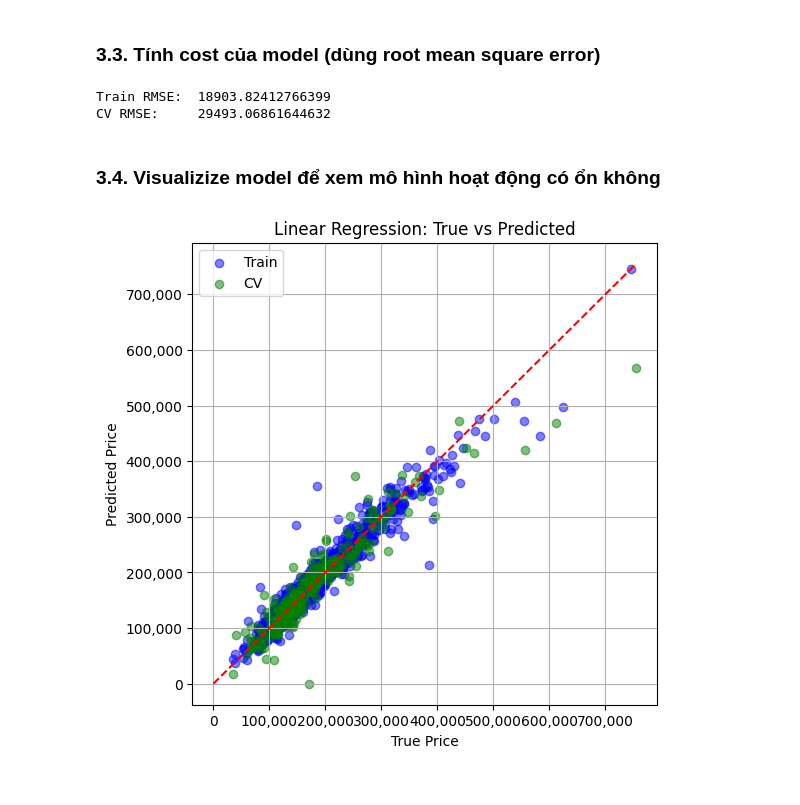
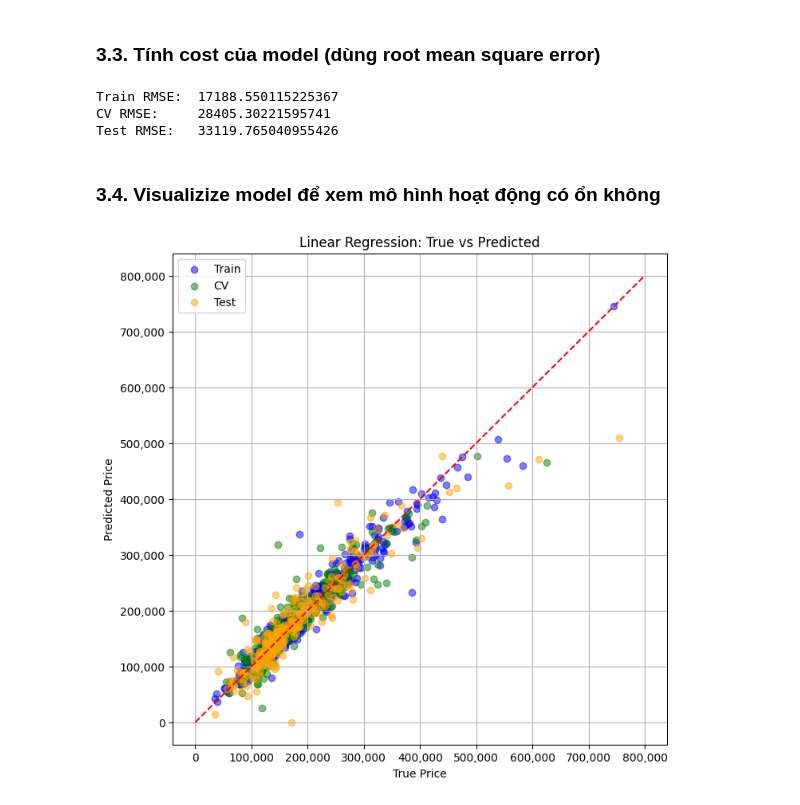
Before and after one commit to HuyVQ2146/House_Prices_Predict, a Jupyter notebook: 03_Model.ipynb, the cells around one changed output. Drawn from its saved outputs; the diff is of its cells as text; code cells hidden in the pictures.

```diff
--- a/03_Model.ipynb
+++ b/03_Model.ipynb
@@ -56,4 +56,5 @@ X_full_train = scaler.fit_transform(X_full_train)
 # %%
 from sklearn.model_selection import train_test_split
 
-X_train, X_cv, y_train, y_cv = train_test_split(X_full_train, y_full_train, test_size=0.2, random_state=42)
+X_train, X_test, y_train, y_test = train_test_split(X_full_train, y_full_train, test_size=0.2, random_state=42)
+X_train, X_cv, y_train, y_cv = train_test_split(X_train, y_train, test_size=0.25, random_state=42)
@@ -89,19 +98,20 @@ test_rmse = sqrt(mean_squared_error(y_pred_test, y_test))
 
 print(f"Train RMSE:  {train_rmse}")
 print(f"CV RMSE:     {cv_rmse}")
-print(f"Test RMSE:  {test_rmse}")
+print(f"Test RMSE:   {test_rmse}")
 
 # MSE của train quá lớn -> high bias
-# MSE của train << MSE của CV -> high variances
+# MSE của train << MSE của test -> high variances
 # %% [output]
-Train RMSE:  18903.82412766399
-CV RMSE:     29493.06861644632
+Train RMSE:  17188.550115225367
+CV RMSE:     28405.30221595741
+Test RMSE:   33119.765040955426
 # %% [markdown]
 ### 3.4. Visualizize model để xem mô hình hoạt động có ổn không
 # %%
 import matplotlib.ticker as ticker
 # Plot true vs predicted
-plt.figure(figsize=(6, 6)) # tạo biểu đồ có tỷ lệ 12x6 inch
+plt.figure(figsize=(8, 8)) # tạo biểu đồ có tỷ lệ 8x8 inch
 
 plt.scatter(y_train, y_pred_train, color='blue', alpha=0.5, label='Train')
 plt.scatter(y_cv, y_pred_cv, color='green', alpha=0.5, label='CV')
@@ -110,14 +120,14 @@ plt.scatter(y_test, y_pred_test, color='orange', alpha=0.5, label='Test')
 # ~ .scatter(x, y, alpha=?)
 # ~ alpha=0.6: làm điểm trong suốt một chút -> dễ nhìn khi trùng nhau
 
-plt.plot([0, y_cv.max()], [0, y_cv.max()], 'r--')
+plt.plot([0, 800000], [0, 800000], 'r--')
 # Vẽ đường chéo lý tưởng mà trên đó mọi điểm (True Price, Predicted Price) sẽ nằm nếu mô hình dự đoán hoàn toàn chính xác.
 # Khi mà Pridicted Price (trục y) == True Price (trục x)
 # ~ plt.plot(x, y, style)
-# ~ x: x1, x2 (ở đây là [0, y_cv.max()])
-# ~ y: y1, y2 (ở đây là [0, y_cv.max()])
+# ~ x: x1, x2 (ở đây là [0, 800000])
+# ~ y: y1, y2 (ở đây là [0, 800000])
 # ~ -> (x1, y1) = (0, 0)
-# ~ -> (x2, y2) = (y_cv.max(), y_cv.max())
+# ~ -> (x2, y2) = (800000, 800000)
 # ~ => đường 45*
 #
 # ~ 'r--': 'r': màu đỏ (red) + '--': kiểu đường gạch đứt đoạn
@@ -132,31 +142,31 @@ plt.gca().yaxis.set_major_formatter(ticker.FuncFormatter(lambda y, _: f'{int(y):
 # plt.gca()
 # → "Get current axis"
 # → Lấy cái biểu đồ hiện tại đang vẽ (cụ thể là axes để chỉnh sâu hơn)
 #
 # .xaxis.set_major_formatter(...)
 # → Cài lại cách hiển thị số ở trục X.
 # → Tương tự cho .yaxis là trục Y.
 #
 # ticker.FuncFormatter(...)
 # → Tạo 1 hàm custom để format số theo ý bạn.
 # → Bạn truyền vào 1 hàm lambda.
 #
 # lambda x, _: f'{int(x):,}'
 # → Hàm này nhận số x (số trên trục), rồi:
 # int(x): ép thành số nguyên (khỏi lẻ).
 # :,: format có dấu phẩy ngăn cách hàng nghìn.
 # Ví dụ: 3557600 → "3,557,600"
 # → _ là tham số bắt buộc thứ 2 mà FuncFormatter yêu cầu, nhưng ta không dùng tới nên đặt _.
 
 plt.legend()
 # Chú thích (theo label)
 
 plt.title('Linear Regression: True vs Predicted')
 # Đặt tên biểu đồ
 
 plt.grid(True)
 # Hiện lưới nền trên biểu đồ -> giúp dễ đọc số liệu hơn
 
 plt.show()
 # %% [output]
-[figure, old version]
+[figure, new version]
```
Also changed, not shown: parts of 3 cells of this notebook, 1 other file.
